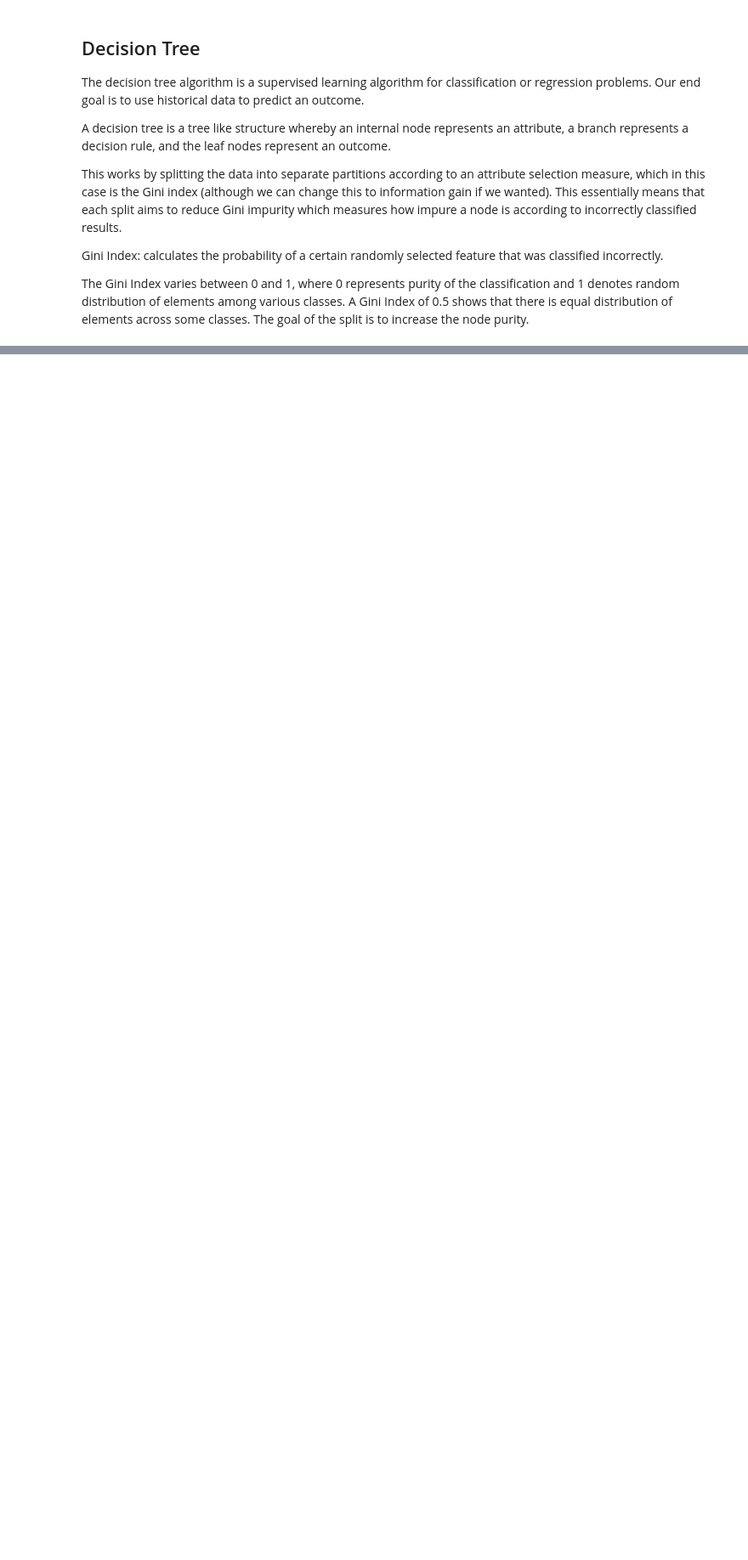
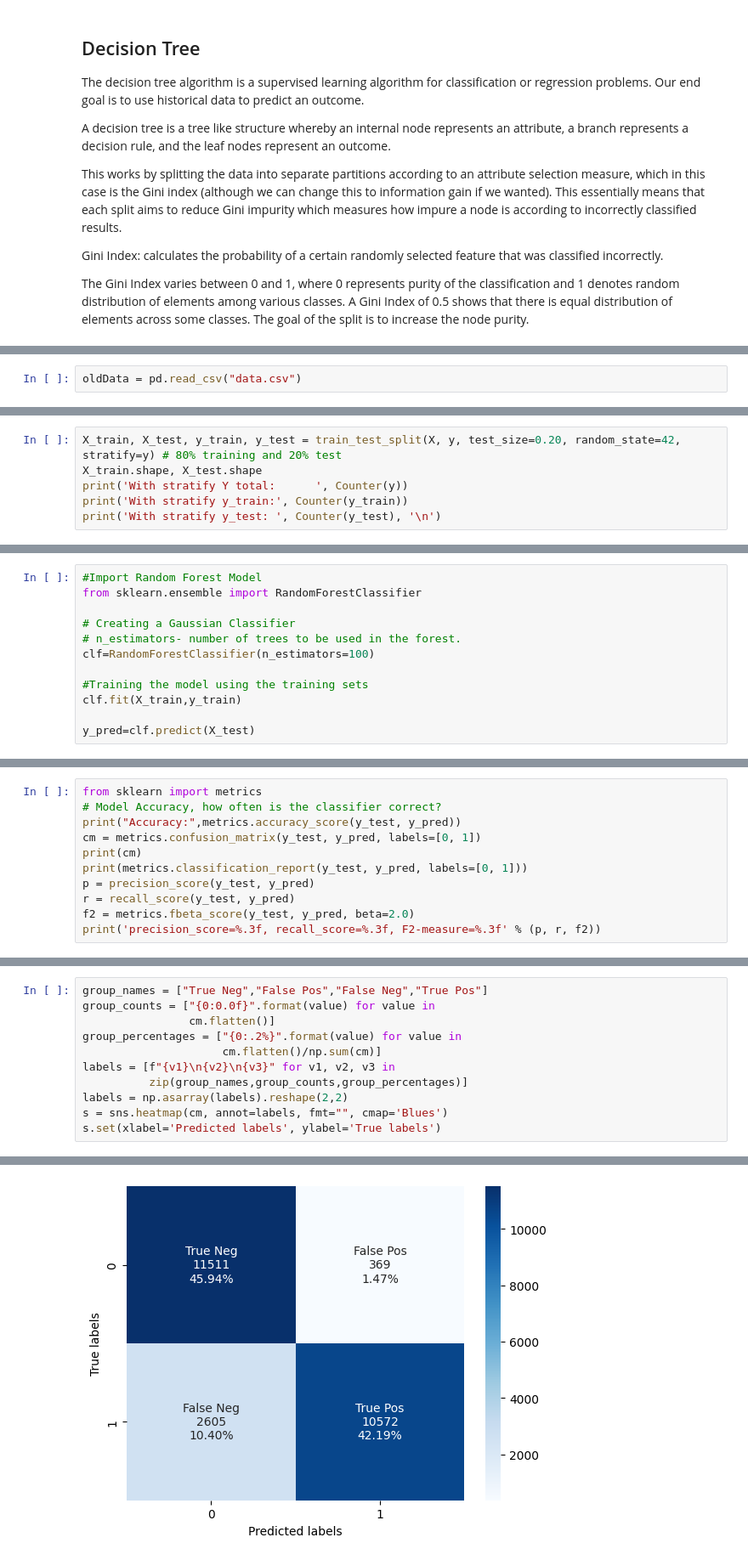
Before and after one commit to SeanPeer/When-the-guard-failed-the-droid, a Jupyter notebook: Jupiter/Android Analysis.ipynb, the cells around one changed output, grey strips where cells are left out. Shown: that part at 85% size. Saved outputs shown, nothing was run; the diff lists cells and outputs as text; blank space fills up the shorter version.

Commit message:
ML on old Kirin data set

```diff
--- a/Jupiter/Android Analysis.ipynb
+++ b/Jupiter/Android Analysis.ipynb
@@ -251,0 +247,2 @@ Left: doesn't have the permission
+# %%
+oldData = pd.read_csv("data.csv")
@@ -251,0 +270,6 @@ Left: doesn't have the permission
+# %%
+X_train, X_test, y_train, y_test = train_test_split(X, y, test_size=0.20, random_state=42, stratify=y) # 80% training and 20% test
+X_train.shape, X_test.shape
+print('With stratify Y total:      ', Counter(y))
+print('With stratify y_train:', Counter(y_train))
+print('With stratify y_test: ', Counter(y_test), '\n')
@@ -251,0 +282,12 @@ Left: doesn't have the permission
+# %%
+#Import Random Forest Model
+from sklearn.ensemble import RandomForestClassifier
+
+# Creating a Gaussian Classifier
+# n_estimators- number of trees to be used in the forest.
+clf=RandomForestClassifier(n_estimators=100)
+
+#Training the model using the training sets
+clf.fit(X_train,y_train)
+
+y_pred=clf.predict(X_test)
@@ -251,0 +296,11 @@ Left: doesn't have the permission
+# %%
+from sklearn import metrics
+# Model Accuracy, how often is the classifier correct?
+print("Accuracy:",metrics.accuracy_score(y_test, y_pred))
+cm = metrics.confusion_matrix(y_test, y_pred, labels=[0, 1])
+print(cm)
+print(metrics.classification_report(y_test, y_pred, labels=[0, 1]))
+p = precision_score(y_test, y_pred)
+r = recall_score(y_test, y_pred)
+f2 = metrics.fbeta_score(y_test, y_pred, beta=2.0)
+print('precision_score=%.3f, recall_score=%.3f, F2-measure=%.3f' % (p, r, f2))
@@ -251,0 +337,12 @@ Left: doesn't have the permission
+# %%
+group_names = ["True Neg","False Pos","False Neg","True Pos"]
+group_counts = ["{0:0.0f}".format(value) for value in
+                cm.flatten()]
+group_percentages = ["{0:.2%}".format(value) for value in
+                     cm.flatten()/np.sum(cm)]
+labels = [f"{v1}\n{v2}\n{v3}" for v1, v2, v3 in
+          zip(group_names,group_counts,group_percentages)]
+labels = np.asarray(labels).reshape(2,2)
+s = sns.heatmap(cm, annot=labels, fmt="", cmap='Blues')
+s.set(xlabel='Predicted labels', ylabel='True labels')
+# %% [output]
@@ -251,0 +351 @@ Left: doesn't have the permission
+[figure, added]
```
Also changed, not shown: parts of 16 cells of this notebook.
